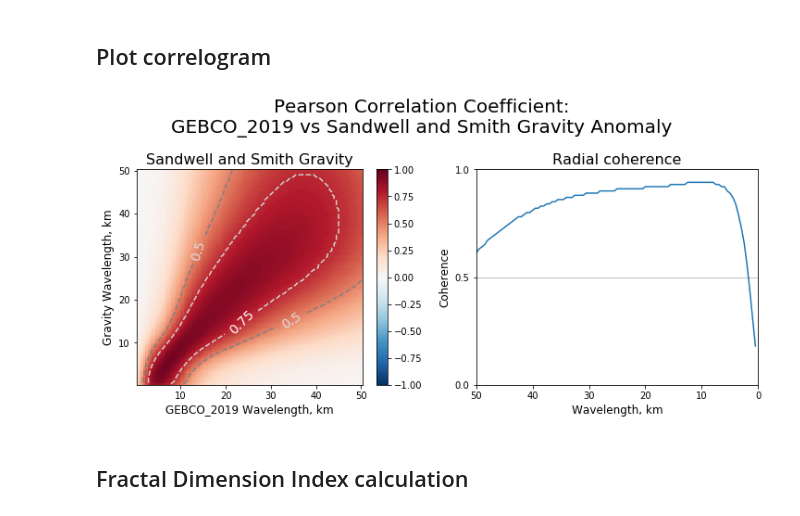
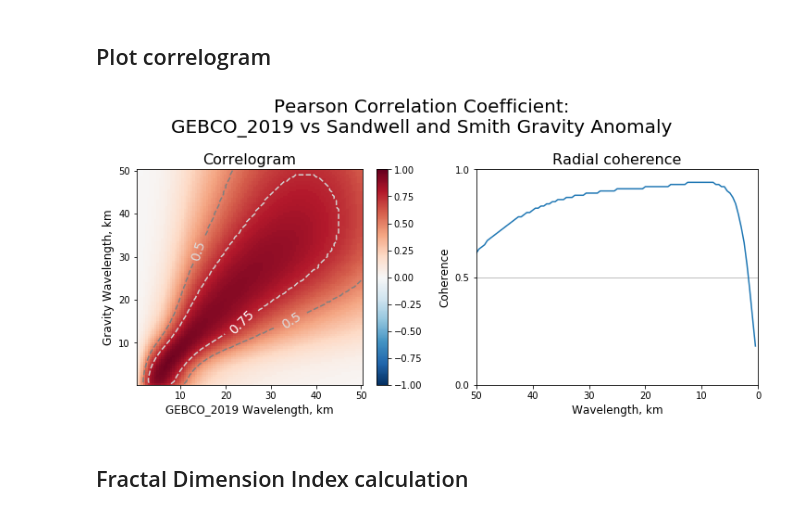
Before and after one commit to AlexeyPechnikov/gis-snippets, a Jupyter notebook: Antarctica/GEBCO_Freeair_fractal.Antarctica.ipynb, the cells around one changed output. Cells and saved outputs as stored; diff of their text form; code cells hidden in the pictures.

Commit message:
Change plot title

```diff
--- a/Antarctica/GEBCO_Freeair_fractal.Antarctica.ipynb
+++ b/Antarctica/GEBCO_Freeair_fractal.Antarctica.ipynb
@@ -253,27 +253,27 @@ float(da_grv_corr.min()),float(da_grv_corr.max())
 # %%
 fig, (ax1,ax2) = plt.subplots(1,2,figsize=(10.5,5))
 
 da_grv_corr.plot(cmap='RdBu_r',ax=ax1, vmin=-1,vmax=1)
 contours = da_grv_corr.plot.contour(levels=[.5,.75],colors=['gray','lightgray'],linestyles='--',ax=ax1)
 ax1.clabel(contours, contours.levels, inline=True, fmt='%r', colors=['gainsboro','white'], fontsize=14)
 ax1.set_xlabel('GEBCO_2019 Wavelength, km',fontsize=12)
 ax1.set_ylabel('Gravity Wavelength, km',fontsize=12)
-ax1.set_title('Sandwell and Smith Gravity',fontsize=16)
+ax1.set_title('Correlogram',fontsize=16)
 
 ax2.plot(resolution*gammas, [float(da_grv_corr[g,g]) for g in range(len(gammas))])
 ax2.set_xlabel('Wavelength, km',fontsize=12)
 ax2.set_ylabel('Coherence',fontsize=12)
 ax2.set_yticks([0,0.5,1])
 ax2.yaxis.grid(True)
 ax2.set_xlim([resolution*GAMMA,0])
 ax2.set_title('Radial coherence',fontsize=16)
 
 plt.suptitle('Pearson Correlation Coefficient:\nGEBCO_2019 vs Sandwell and Smith Gravity Anomaly',fontsize=20)
 fig.tight_layout(rect=[0.03, 0.0, 1, 0.85])
 #plt.savefig('Pearson Correlation Coefficient: GEBCO_2019 vs Sandwell and Smith Gravity Anomaly.jpg', dpi=150)
 plt.show()
 # %% [output]
-[figure, old version]
+[figure, new version]
 # %% [markdown]
 ## Fractal Dimension Index calculation
 # %%
```
Also changed, not shown: 1 other file.
